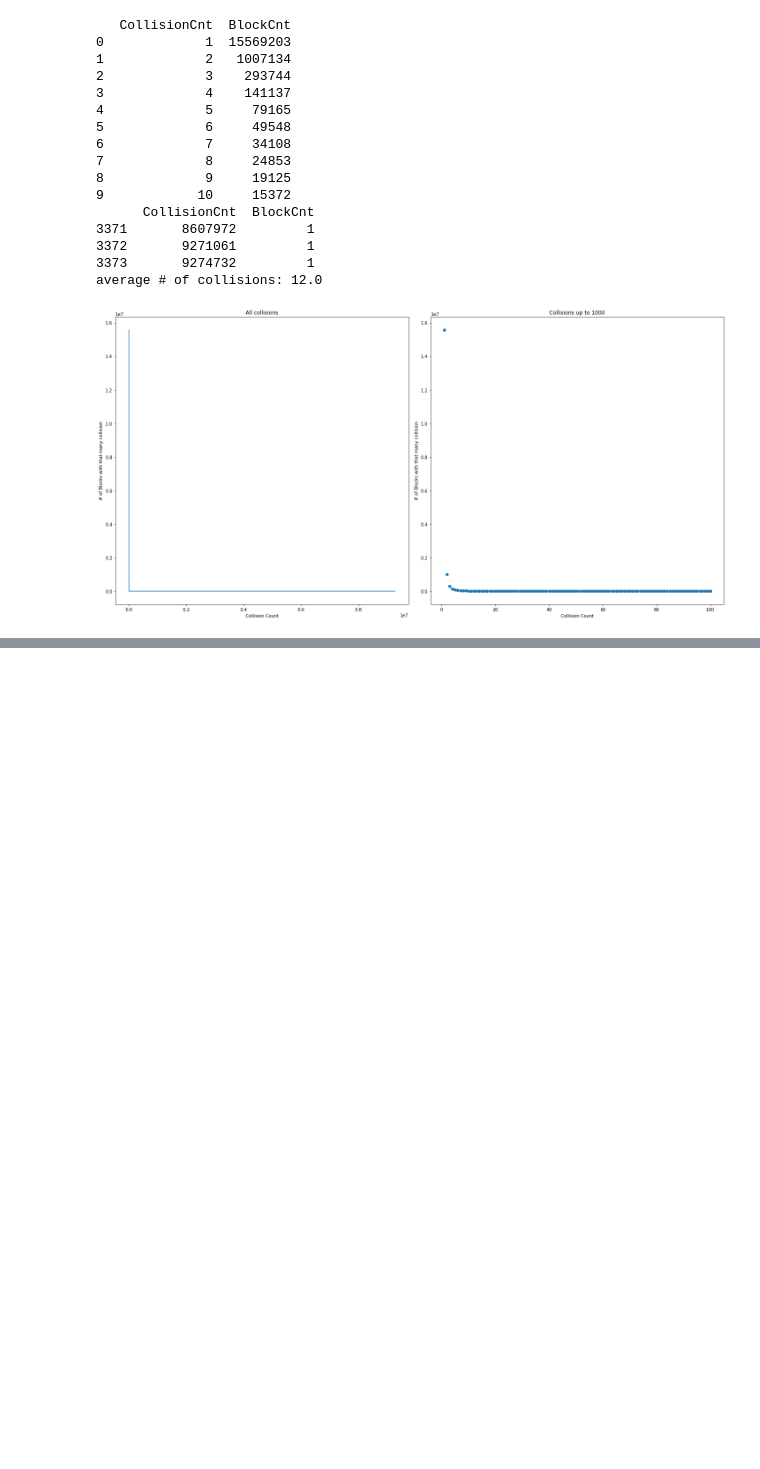
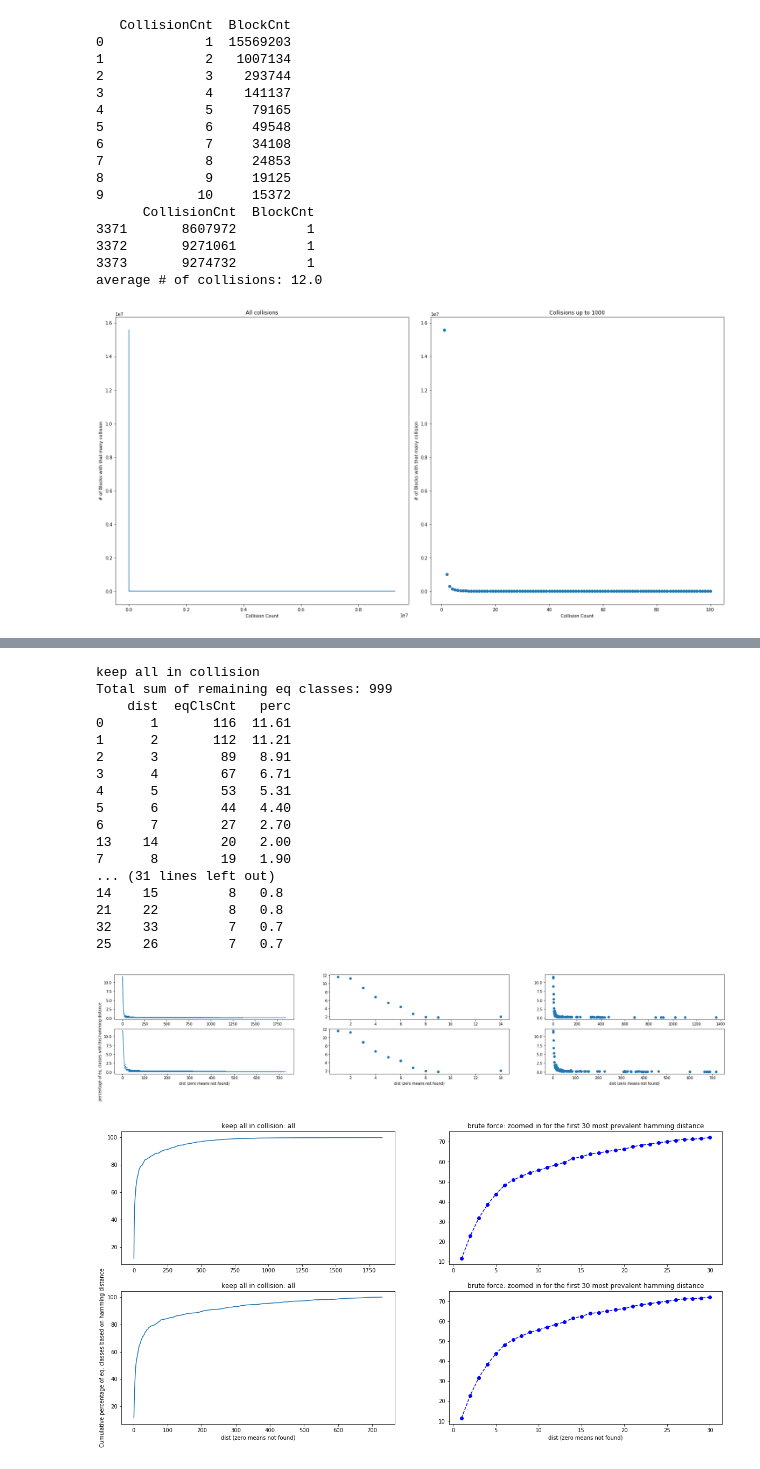
Before and after one commit to fataltes/quickNBs, a Jupyter notebook: mantis.ipynb, the cells around one changed output, grey strips where cells are left out. Cells and saved outputs as stored; diff of their text form; code cells hidden in the pictures; blank space fills up the shorter version.

```diff
--- a/mantis.ipynb
+++ b/mantis.ipynb
@@ -338,0 +369,25 @@ Total sum of remaining eq classes: 1000
+# %%
+hashBasedClusteringStat('/home/fatemeh/projects/mantis/keepAll-500000-1000.dist',
+                       '/home/fatemeh/projects/mantis/bf-500000-1000.dist',
+                       'keep all in collision',
+                       'brute force')
+# %% [output]
+keep all in collision
+Total sum of remaining eq classes: 999
+    dist  eqClsCnt   perc
+0      1       116  11.61
+1      2       112  11.21
+2      3        89   8.91
+3      4        67   6.71
+4      5        53   5.31
+5      6        44   4.40
+6      7        27   2.70
+13    14        20   2.00
+7      8        19   1.90
+... (31 lines left out)
+14    15         8   0.8
+21    22         8   0.8
+32    33         7   0.7
+25    26         7   0.7
+[figure, added]
+[figure, added]
```
Also changed, not shown: parts of 4 cells of this notebook.
